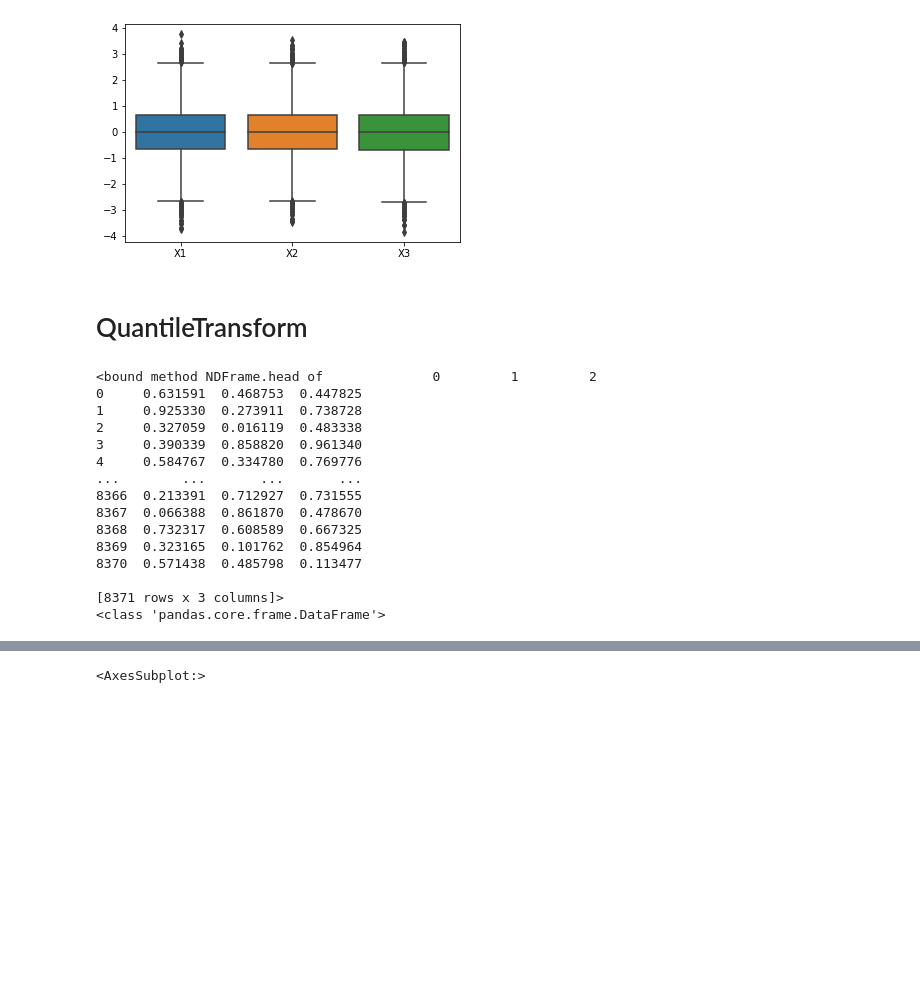
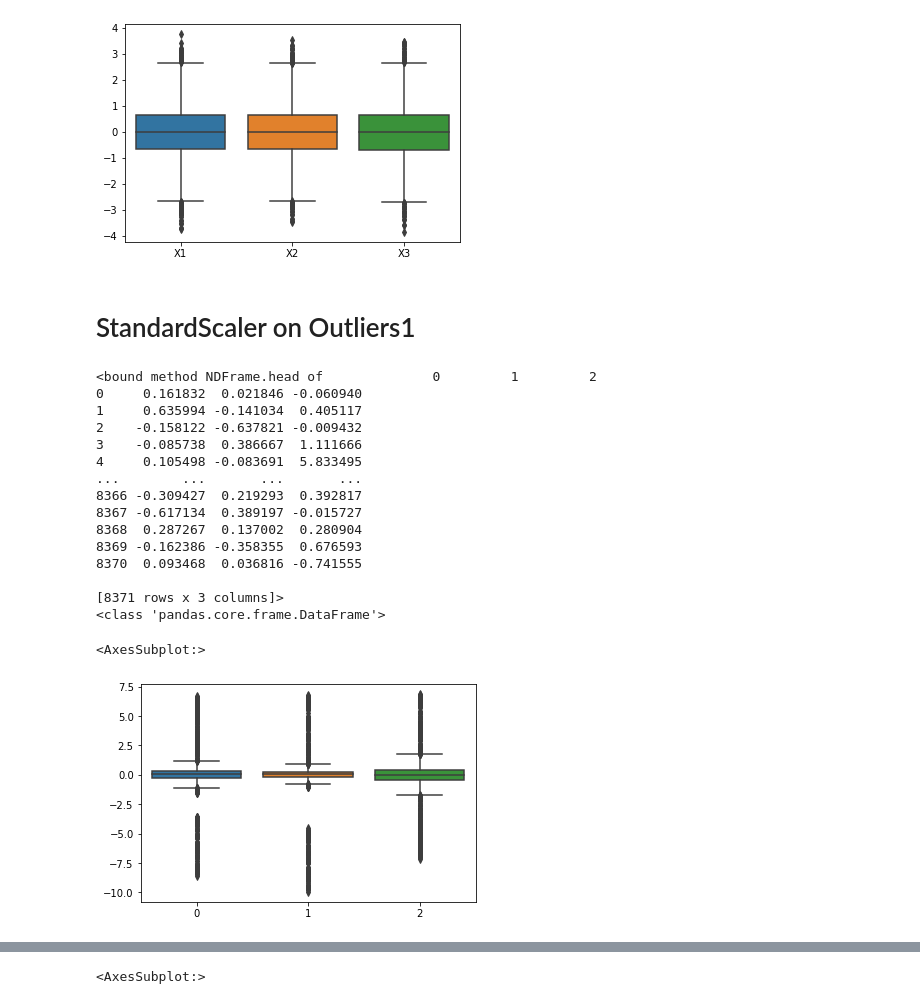
Before and after one commit to faisalm14/702-Coursework, a Jupyter notebook: 702 Task2.ipynb, the cells around one changed output, grey strips where cells are left out. Cells and saved outputs as stored; diff of their text form; code cells hidden in the pictures; blank space fills up the shorter version.

```diff
--- a/702 Task2.ipynb
+++ b/702 Task2.ipynb
@@ -676,12 +752,13 @@ X = copy.deepcopy(temp)
 y = copy.deepcopy(temp1)
 
 scaler = StandardScaler()
-X = scaler.fit_transform(X)
+X,y = scaledata(X, y, scaler)
+"""X = scaler.fit_transform(X)
 X = pd.DataFrame(X)
 print(X.head)
 print(type(X))
 y = scaler.fit_transform(y)
-y = pd.DataFrame(y)
+y = pd.DataFrame(y)"""
 # %% [output]
 <bound method NDFrame.head of              0         1         2
 0     0.325337 -0.075683 -0.116398
@@ -732,35 +799,33 @@ sns.boxplot(data = X)
 # %% [output]
 <AxesSubplot:>
 [figure]
-# %% [markdown]
-# QuantileTransform
-# %%
-X = copy.deepcopy(temp)
-y = copy.deepcopy(temp1)
-
-scaler = QuantileTransformer()
-X = scaler.fit_transform(X)
-X = pd.DataFrame(X)
-print(X.head)
-print(type(X))
-y = scaler.fit_transform(y)
-y = pd.DataFrame(y)
-# %% [output]
-<bound method NDFrame.head of              0         1         2
-0     0.631591  0.468753  0.447825
-1     0.925330  0.273911  0.738728
-2     0.327059  0.016119  0.483338
-3     0.390339  0.858820  0.961340
-4     0.584767  0.334780  0.769776
-...        ...       ...       ...
-8366  0.213391  0.712927  0.731555
-8367  0.066388  0.861870  0.478670
-8368  0.732317  0.608589  0.667325
-8369  0.323165  0.101762  0.854964
-8370  0.571438  0.485798  0.113477
-
-[8371 rows x 3 columns]>
-<class 'pandas.core.frame.DataFrame'>
+# %% [markdown]
+# StandardScaler on Outliers1
+# %%
+X = copy.deepcopy(checkpto1x)
+y = copy.deepcopy(checkpto1y)
+# %%
+X, y = scaledata(X, y, scaler)
+
+sns.boxplot(data = X)
+# %% [output]
+<bound method NDFrame.head of              0         1         2
+0     0.161832  0.021846 -0.060940
+1     0.635994 -0.141034  0.405117
+2    -0.158122 -0.637821 -0.009432
+3    -0.085738  0.386667  1.111666
+4     0.105498 -0.083691  5.833495
+...        ...       ...       ...
+8366 -0.309427  0.219293  0.392817
+8367 -0.617134  0.389197 -0.015727
+8368  0.287267  0.137002  0.280904
+8369 -0.162386 -0.358355  0.676593
+8370  0.093468  0.036816 -0.741555
+
+[8371 rows x 3 columns]>
+<class 'pandas.core.frame.DataFrame'>
+<AxesSubplot:>
+[figure, added]
 # %%
 X = X.rename({0: 'X1', 1: 'X2', 2: 'X3'}, axis=1)  # keeping column names consistent to be used with results
 
```
Also changed, not shown: parts of 58 cells of this notebook.
